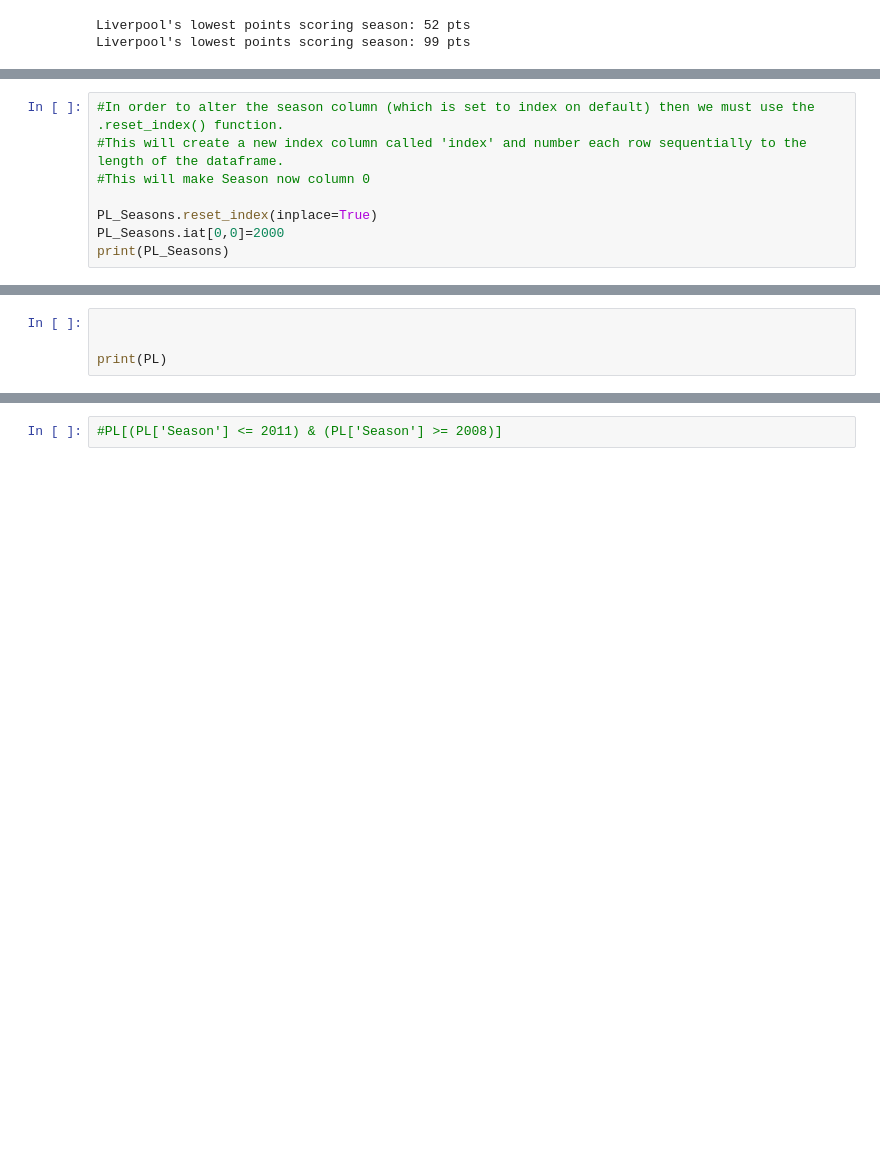
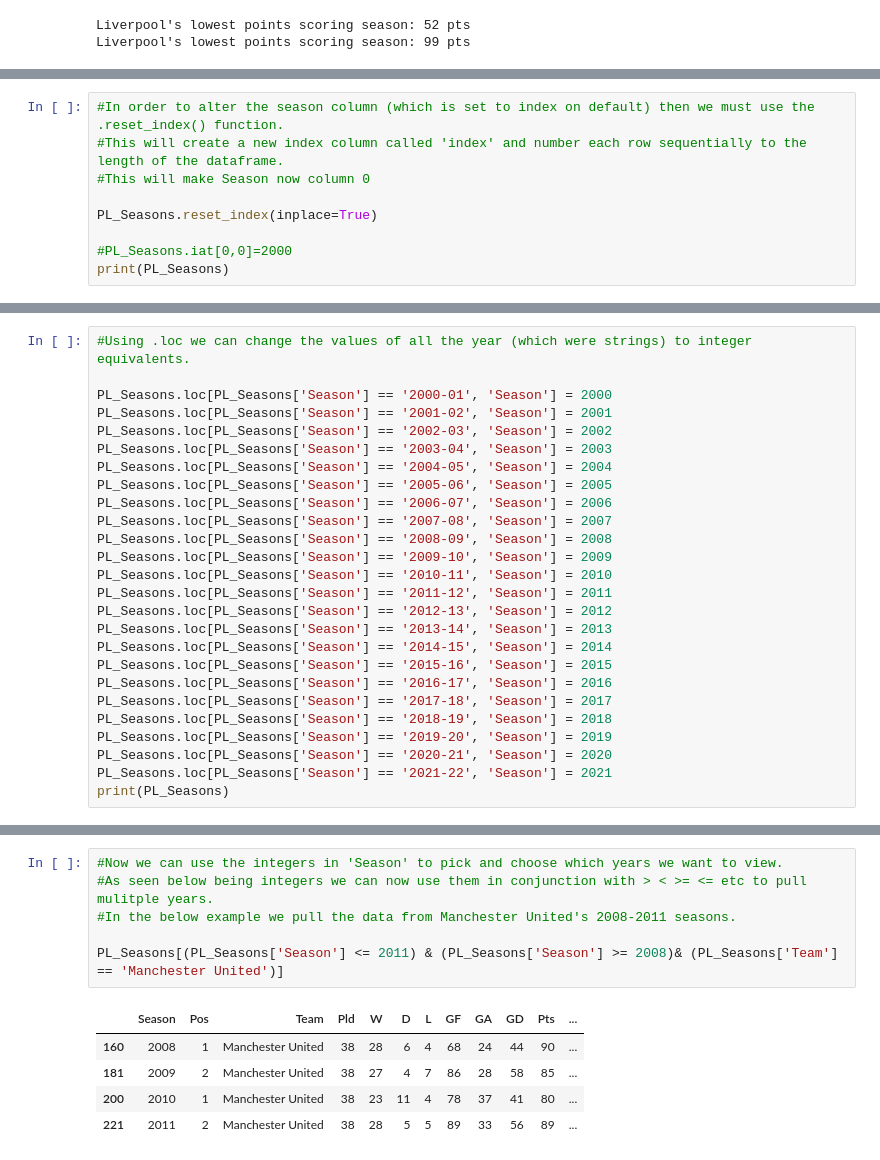
Before and after one commit to conortcahalane/UCDPythonProject, a Jupyter notebook: PremierLeagueAnalysis.ipynb, the cells around one changed output, grey strips where cells are left out. Saved outputs shown, nothing was run; the diff lists cells and outputs as text; blank space fills up the shorter version.

```diff
--- a/PremierLeagueAnalysis.ipynb
+++ b/PremierLeagueAnalysis.ipynb
@@ -209,6 +223,7 @@ Liverpool's lowest points scoring season: 99 pts
 #This will make Season now column 0
 
 PL_Seasons.reset_index(inplace=True)
-PL_Seasons.iat[0,0]=2000
+
+#PL_Seasons.iat[0,0]=2000
 print(PL_Seasons)
 # %% [output]
@@ -230,7 +245,29 @@ print(PL_Seasons)
 
 [440 rows x 12 columns]
 # %%
+#Using .loc we can change the values of all the year (which were strings) to integer equivalents.
 
-
-print(PL)
+PL_Seasons.loc[PL_Seasons['Season'] == '2000-01', 'Season'] = 2000
+PL_Seasons.loc[PL_Seasons['Season'] == '2001-02', 'Season'] = 2001
+PL_Seasons.loc[PL_Seasons['Season'] == '2002-03', 'Season'] = 2002
+PL_Seasons.loc[PL_Seasons['Season'] == '2003-04', 'Season'] = 2003
+PL_Seasons.loc[PL_Seasons['Season'] == '2004-05', 'Season'] = 2004
+PL_Seasons.loc[PL_Seasons['Season'] == '2005-06', 'Season'] = 2005
+PL_Seasons.loc[PL_Seasons['Season'] == '2006-07', 'Season'] = 2006
+PL_Seasons.loc[PL_Seasons['Season'] == '2007-08', 'Season'] = 2007
+PL_Seasons.loc[PL_Seasons['Season'] == '2008-09', 'Season'] = 2008
+PL_Seasons.loc[PL_Seasons['Season'] == '2009-10', 'Season'] = 2009
+PL_Seasons.loc[PL_Seasons['Season'] == '2010-11', 'Season'] = 2010
+PL_Seasons.loc[PL_Seasons['Season'] == '2011-12', 'Season'] = 2011
+PL_Seasons.loc[PL_Seasons['Season'] == '2012-13', 'Season'] = 2012
+PL_Seasons.loc[PL_Seasons['Season'] == '2013-14', 'Season'] = 2013
+PL_Seasons.loc[PL_Seasons['Season'] == '2014-15', 'Season'] = 2014
+PL_Seasons.loc[PL_Seasons['Season'] == '2015-16', 'Season'] = 2015
+PL_Seasons.loc[PL_Seasons['Season'] == '2016-17', 'Season'] = 2016
+PL_Seasons.loc[PL_Seasons['Season'] == '2017-18', 'Season'] = 2017
+PL_Seasons.loc[PL_Seasons['Season'] == '2018-19', 'Season'] = 2018
+PL_Seasons.loc[PL_Seasons['Season'] == '2019-20', 'Season'] = 2019
+PL_Seasons.loc[PL_Seasons['Season'] == '2020-21', 'Season'] = 2020
+PL_Seasons.loc[PL_Seasons['Season'] == '2021-22', 'Season'] = 2021
+print(PL_Seasons)
 # %% [output]
@@ -254,2 +291,12 @@ Season
-# %%
-#PL[(PL['Season'] <= 2011) & (PL['Season'] >= 2008)]
+# %%
+#Now we can use the integers in 'Season' to pick and choose which years we want to view.
+#As seen below being integers we can now use them in conjunction with > < >= <= etc to pull mulitple years.
+#In the below example we pull the data from Manchester United's 2008-2011 seasons.
+
+PL_Seasons[(PL_Seasons['Season'] <= 2011) & (PL_Seasons['Season'] >= 2008)& (PL_Seasons['Team'] == 'Manchester United')]
+# %% [output]
+|  | Season | Pos | Team | Pld | W | D | L | GF | GA | GD | Pts | ... |
+| 160 | 2008 | 1 | Manchester United | 38 | 28 | 6 | 4 | 68 | 24 | 44 | 90 | ... |
+| 181 | 2009 | 2 | Manchester United | 38 | 27 | 4 | 7 | 86 | 28 | 58 | 85 | ... |
+| 200 | 2010 | 1 | Manchester United | 38 | 23 | 11 | 4 | 78 | 37 | 41 | 80 | ... |
+| 221 | 2011 | 2 | Manchester United | 38 | 28 | 5 | 5 | 89 | 33 | 56 | 89 | ... |
```
Also changed, not shown: parts of 3 cells of this notebook.
